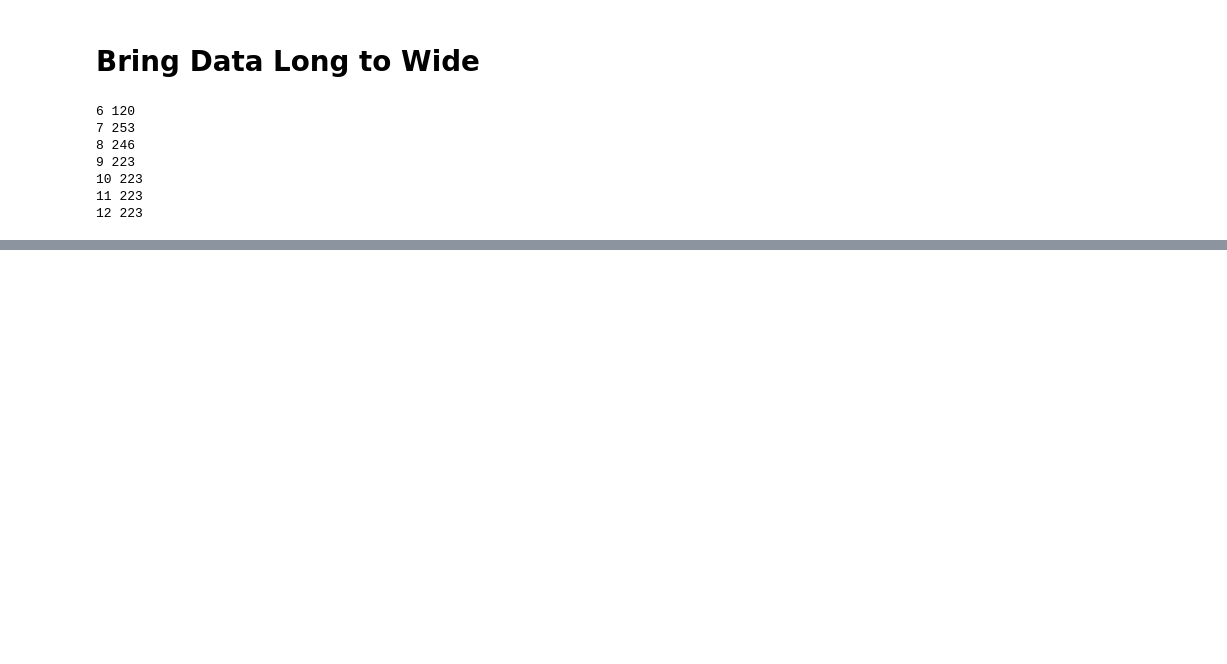
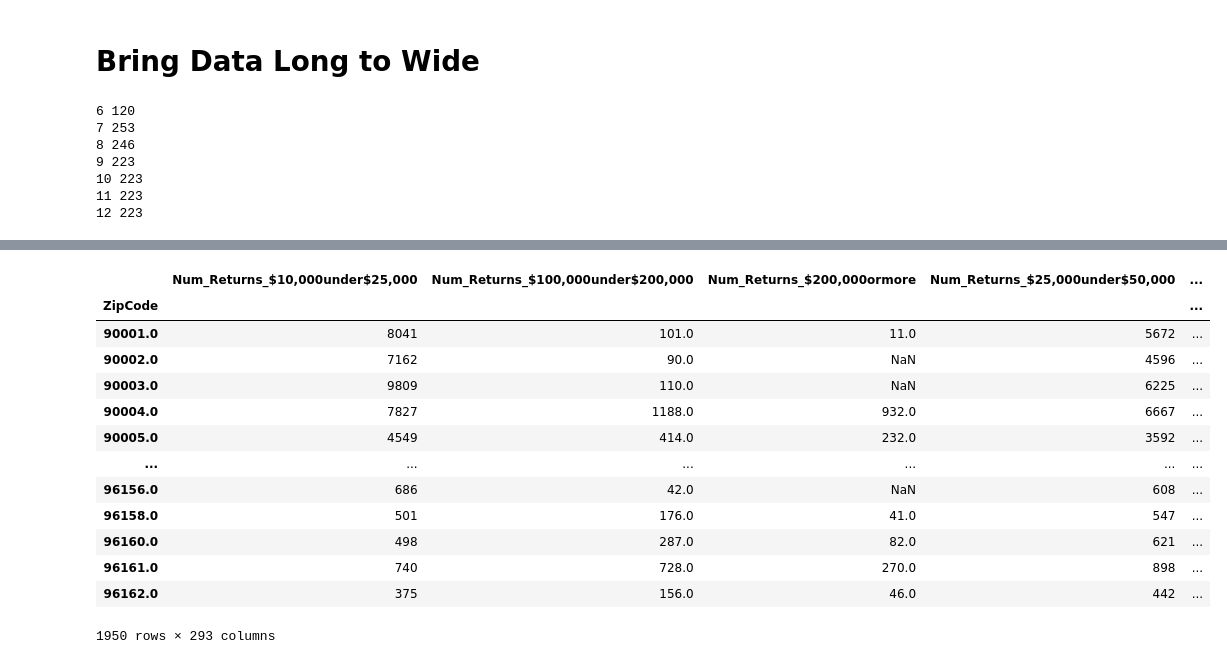
Before and after one commit to arianamoncada/opioid_distributed_machine_learning, a Jupyter notebook: IRS_Data_Processing.ipynb, the cells around one changed output, grey strips where cells are left out. Saved outputs shown, nothing was run; the diff lists cells and outputs as text; code cells hidden in the pictures; blank space fills up the shorter version.

```diff
--- a/IRS_Data_Processing.ipynb
+++ b/IRS_Data_Processing.ipynb
@@ -505,0 +730,17 @@ $200,000 or more
+# %%
+add_missing_columns(df_08, final_pivot_common_features)
+# %% [output]
+|  | Num_Returns_$10,000under$25,000 | Num_Returns_$100,000under$200,000 | Num_Returns_$200,000ormore | Num_Returns_$25,000under$50,000 | ... |
+| ZipCode |  |  |  |  | ... |
+| 90001.0 | 8041 | 101.0 | 11.0 | 5672 | ... |
+| 90002.0 | 7162 | 90.0 | NaN | 4596 | ... |
+| 90003.0 | 9809 | 110.0 | NaN | 6225 | ... |
+| 90004.0 | 7827 | 1188.0 | 932.0 | 6667 | ... |
+| 90005.0 | 4549 | 414.0 | 232.0 | 3592 | ... |
+| ... | ... | ... | ... | ... | ... |
+| 96156.0 | 686 | 42.0 | NaN | 608 | ... |
+| 96158.0 | 501 | 176.0 | 41.0 | 547 | ... |
+| 96160.0 | 498 | 287.0 | 82.0 | 621 | ... |
+| 96161.0 | 740 | 728.0 | 270.0 | 898 | ... |
+| 96162.0 | 375 | 156.0 | 46.0 | 442 | ... |
+1950 rows × 293 columns
```
Also changed, not shown: parts of 34 cells of this notebook.
